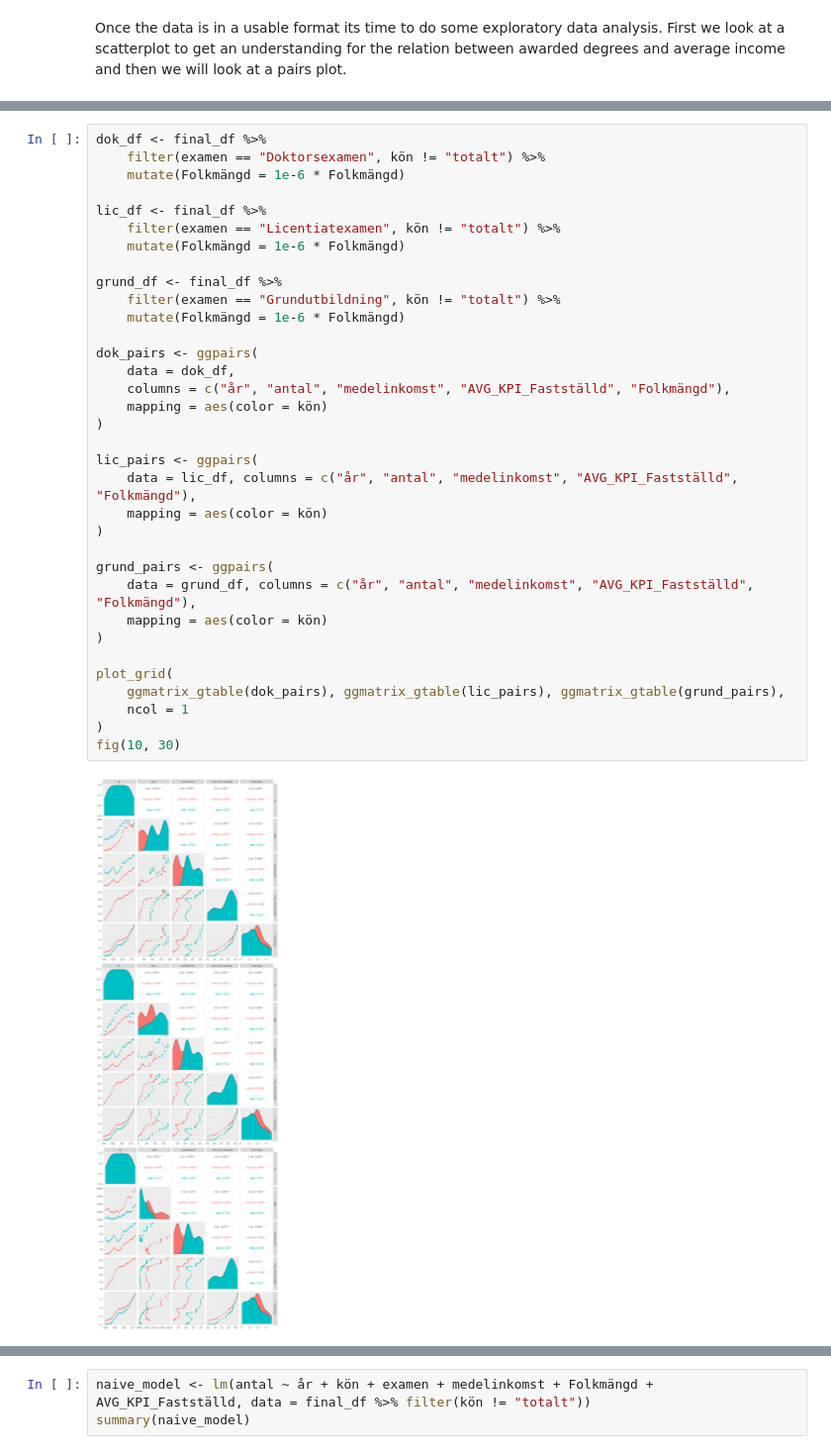
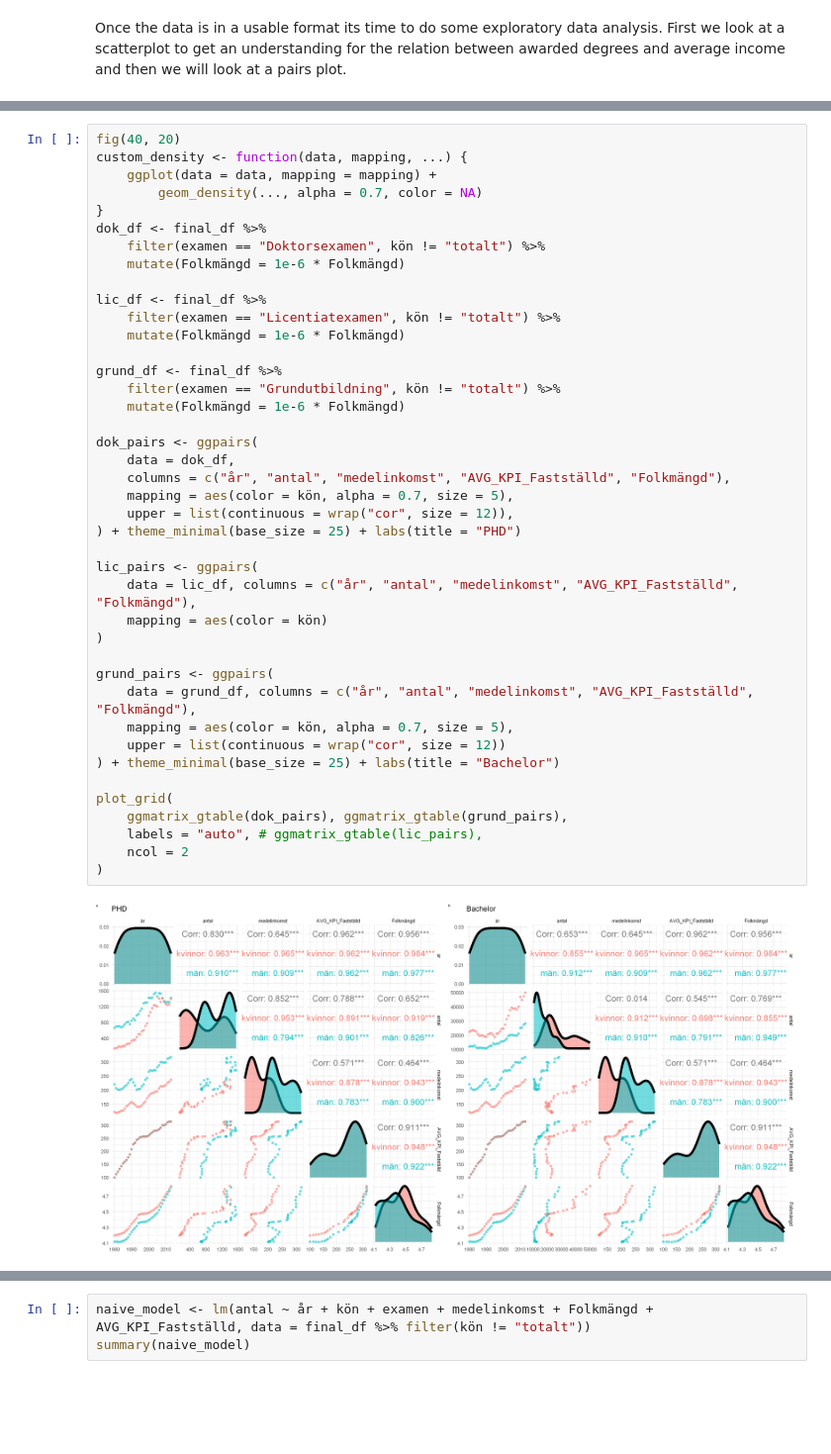
Before and after one commit to massemassiv/su-mt4007, a Jupyter notebook: Projekt/project.ipynb, the cells around one changed output, grey strips where cells are left out. Shown at 99% size. Saved outputs shown, nothing was run; the diff lists cells and outputs as text; blank space fills up the shorter version.

```diff
--- a/Projekt/project.ipynb
+++ b/Projekt/project.ipynb
@@ -152,36 +172,43 @@ On the left we have Licenciat and PHD degrees as dots and triangles respectively
 # %%
+fig(40, 20)
+custom_density <- function(data, mapping, ...) {
+    ggplot(data = data, mapping = mapping) +
+        geom_density(..., alpha = 0.7, color = NA)
+}
 dok_df <- final_df %>%
     filter(examen == "Doktorsexamen", kön != "totalt") %>%
     mutate(Folkmängd = 1e-6 * Folkmängd)
 
 lic_df <- final_df %>%
     filter(examen == "Licentiatexamen", kön != "totalt") %>%
     mutate(Folkmängd = 1e-6 * Folkmängd)
 
 grund_df <- final_df %>%
     filter(examen == "Grundutbildning", kön != "totalt") %>%
     mutate(Folkmängd = 1e-6 * Folkmängd)
 
 dok_pairs <- ggpairs(
     data = dok_df,
     columns = c("år", "antal", "medelinkomst", "AVG_KPI_Fastställd", "Folkmängd"),
-    mapping = aes(color = kön)
-)
+    mapping = aes(color = kön, alpha = 0.7, size = 5),
+    upper = list(continuous = wrap("cor", size = 12)),
+) + theme_minimal(base_size = 25) + labs(title = "PHD")
 
 lic_pairs <- ggpairs(
     data = lic_df, columns = c("år", "antal", "medelinkomst", "AVG_KPI_Fastställd", "Folkmängd"),
     mapping = aes(color = kön)
 )
 
 grund_pairs <- ggpairs(
     data = grund_df, columns = c("år", "antal", "medelinkomst", "AVG_KPI_Fastställd", "Folkmängd"),
-    mapping = aes(color = kön)
-)
+    mapping = aes(color = kön, alpha = 0.7, size = 5),
+    upper = list(continuous = wrap("cor", size = 12))
+) + theme_minimal(base_size = 25) + labs(title = "Bachelor")
 
 plot_grid(
-    ggmatrix_gtable(dok_pairs), ggmatrix_gtable(lic_pairs), ggmatrix_gtable(grund_pairs),
-    ncol = 1
+    ggmatrix_gtable(dok_pairs), ggmatrix_gtable(grund_pairs),
+    labels = "auto", # ggmatrix_gtable(lic_pairs),
+    ncol = 2
 )
-fig(10, 30)
 # %% [output]
-[figure, old version]
+[figure, new version]
```
Also changed, not shown: parts of 13 cells of this notebook, 1 other file.
